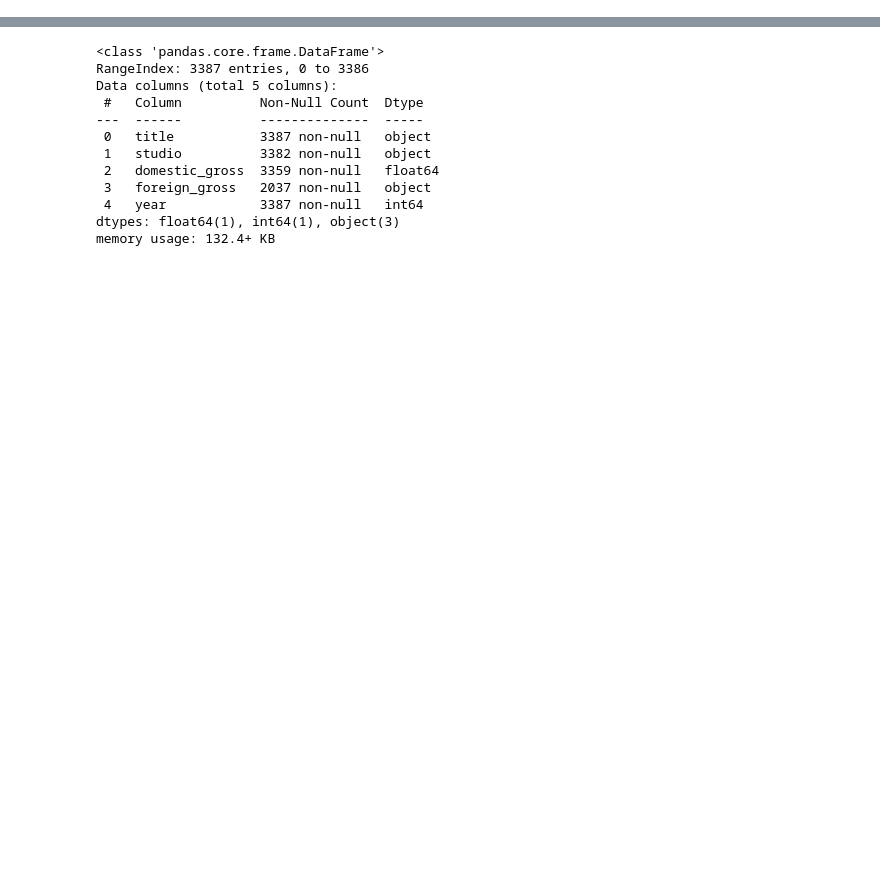
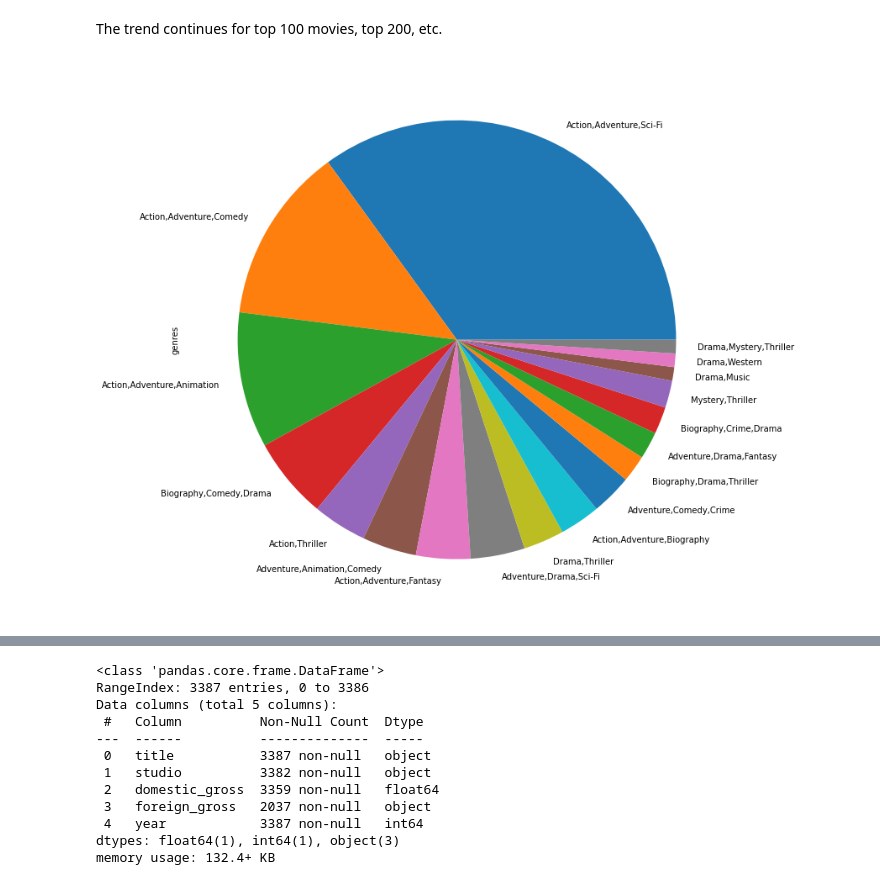
Before and after one commit to aharri123/dsc-phase-1-project-v2-4, a Jupyter notebook: student.ipynb, the cells around one changed output, grey strips where cells are left out. Cells and saved outputs as stored; diff of their text form; code cells hidden in the pictures; blank space fills up the shorter version.

```diff
--- a/student.ipynb
+++ b/student.ipynb
@@ -15,0 +83,7 @@ df = pd.read_csv("bom.movie_gross.csv")
+# %% [markdown]
+The trend continues for top 100 movies, top 200, etc.
+# %%
+#Top 100 rated/voted on movies
+movies_df['genres'].head(100).value_counts().plot.pie(figsize = (12,12));
+# %% [output]
+[figure, added]
```
Also changed, not shown: parts of 35 cells of this notebook.
